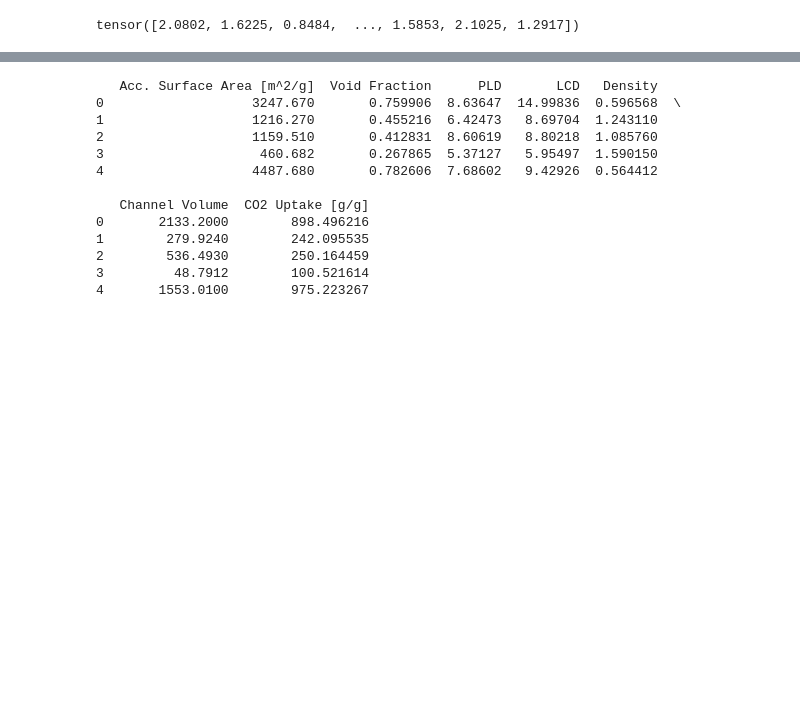
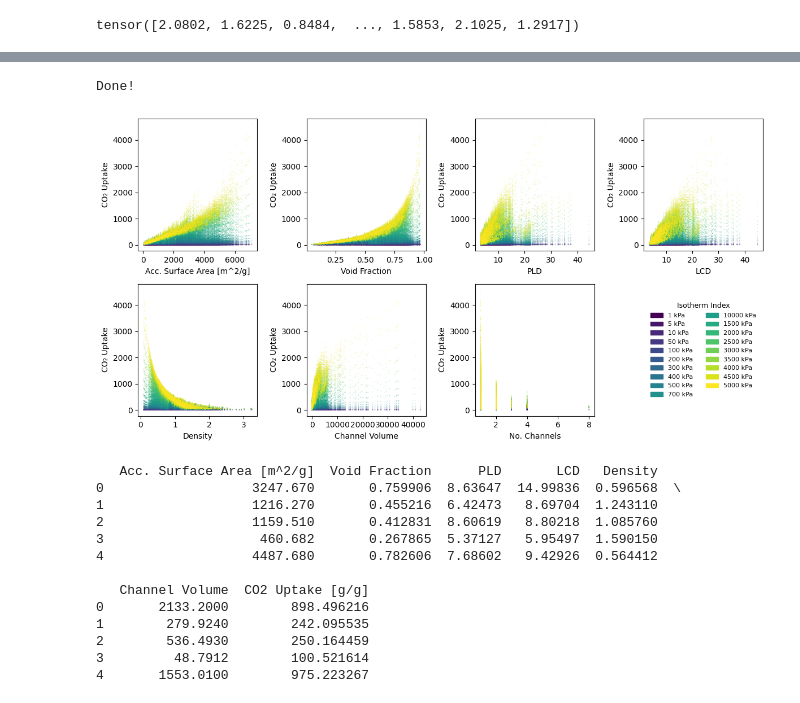
Before and after one commit to foodbanana/pykan, a Jupyter notebook: github/workflows/Hyein/qmof_isotherm_data.ipynb, the cells around one changed output, grey strips where cells are left out. Saved outputs shown, nothing was run; the diff lists cells and outputs as text; code cells hidden in the pictures; blank space fills up the shorter version.

```diff
--- a/github/workflows/Hyein/qmof_isotherm_data.ipynb
+++ b/github/workflows/Hyein/qmof_isotherm_data.ipynb
@@ -115,0 +46,58 @@ Done!: p = 4500
+# %%
+import os
+
+os.environ["KMP_DUPLICATE_LIB_OK"] = "TRUE"
+
+import matplotlib.pyplot as plt
+import matplotlib.patches as mpatches
+import numpy as np
+
+x_vals = data_y['isotherm'][:,:].numpy()  # (5394, 19)
+n_cat = x_vals.shape[1]
+
+txt_vals = data_txt.iloc[:,:].values
+
+fig, axes = plt.subplots(2, 4, figsize=(12,6))
+axes = axes.flatten()
+
+cmap = plt.get_cmap('viridis', n_cat)
+
+for idx in range(7):
+    ax = axes[idx]
+    feature = txt_vals[:, idx+1]
+
+    x_all = np.tile(feature, n_cat)
+    y_all = x_vals.flatten('F')
+    c_all = np.repeat(np.arange(n_cat), len(feature))
+
+    ax.scatter(x_all, y_all, c=c_all, cmap='viridis', vmin=0, vmax=n_cat-1,
+               s=1, alpha=0.3, linewidths=0, rasterized=True)
+    ax.set_xlabel(data_txt.columns[idx+1])
+    ax.set_ylabel("CO₂ Uptake")
+
+# Use the last (8th) subplot for the legend
+legend_ax = axes[-1]
+legend_ax.set_visible(True)
+legend_ax.axis('off')
+
+legend_handles = [
+    mpatches.Patch(color=cmap(i / (n_cat - 1)), label=f'{data_pressure[i]} kPa')
+    for i in range(n_cat)
+]
+
+legend_ax.legend(
+    handles=legend_handles,
+    title="Isotherm Index",
+    loc='center',
+    fontsize=8,
+    title_fontsize=9,
+    ncol=2 if n_cat > 10 else 1,
+    frameon=False
+)
+
+plt.tight_layout()
+plt.savefig("./data/isotherm/isotherm_scatter.png", dpi=120)
+print("Done!")
+# %% [output]
+Done!
+[figure, added]
```
Also changed, not shown: parts of 3 cells of this notebook, 20 other files.
